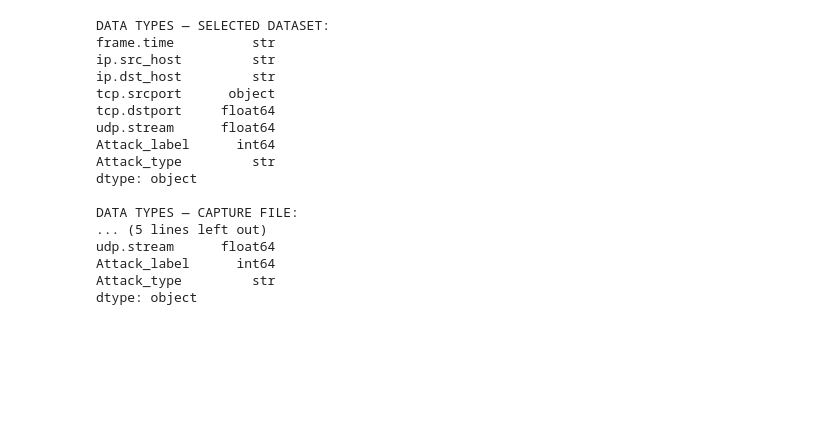
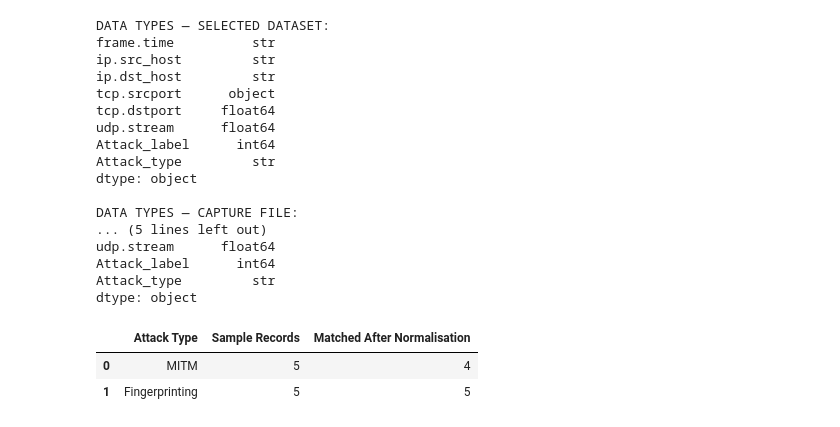
Before and after one commit to Agumekenneth/Data-Science-Final-year-Project--Prototype-1, a Jupyter notebook: IoT.ipynb, the cells around one changed output. Saved outputs shown, nothing was run; the diff lists cells and outputs as text; code cells hidden in the pictures; blank space fills up the shorter version.

```diff
--- a/IoT.ipynb
+++ b/IoT.ipynb
@@ -873,3 +873,83 @@ udp.stream      float64
 Attack_label      int64
 Attack_type         str
 dtype: object
+# %%
+from decimal import Decimal, InvalidOperation
+
+def normalise_value(value):
+    if pd.isna(value):
+        return "<NA>"
+
+    value = str(value).strip()
+
+    try:
+        number = Decimal(value)
+        if number.is_finite():
+            return str(number.normalize())
+    except InvalidOperation:
+        pass
+
+    return value
+
+
+def normalised_keys(data, columns):
+    normalised = data[columns].apply(
+        lambda column: column.map(normalise_value)
+    )
+
+    return set(
+        pd.util.hash_pandas_object(
+            normalised,
+            index=False
+        )
+    )
+
+
+comparison_columns = [
+    "frame.time",
+    "ip.src_host",
+    "ip.dst_host",
+    "tcp.srcport",
+    "tcp.dstport",
+    "udp.stream",
+    "Attack_label"
+]
+
+diagnostic_mapping = {
+    "MITM": "MITM_attack.csv",
+    "Fingerprinting": "OS_Fingerprinting_attack.csv"
+}
+
+normalised_results = []
+
+for category, filename in diagnostic_mapping.items():
+
+    sample = df.loc[
+        df["Attack_type"] == category,
+        comparison_columns
+    ].sample(n=5, random_state=42)
+
+    sample_keys = normalised_keys(sample, comparison_columns)
+
+    capture_path = next(dataset_root.rglob(filename))
+    matched_keys = set()
+
+    for chunk in pd.read_csv(
+        capture_path,
+        usecols=comparison_columns,
+        chunksize=100_000
+    ):
+        chunk_keys = normalised_keys(chunk, comparison_columns)
+        matched_keys.update(chunk_keys.intersection(sample_keys))
+
+    normalised_results.append({
+        "Attack Type": category,
+        "Sample Records": len(sample),
+        "Matched After Normalisation": len(matched_keys)
+    })
+
+display(pd.DataFrame(normalised_results))
+# %% [output]
+|  | Attack Type | Sample Records | Matched After Normalisation |
+| 0 | MITM | 5 | 4 |
+| 1 | Fingerprinting | 5 | 5 |
```
